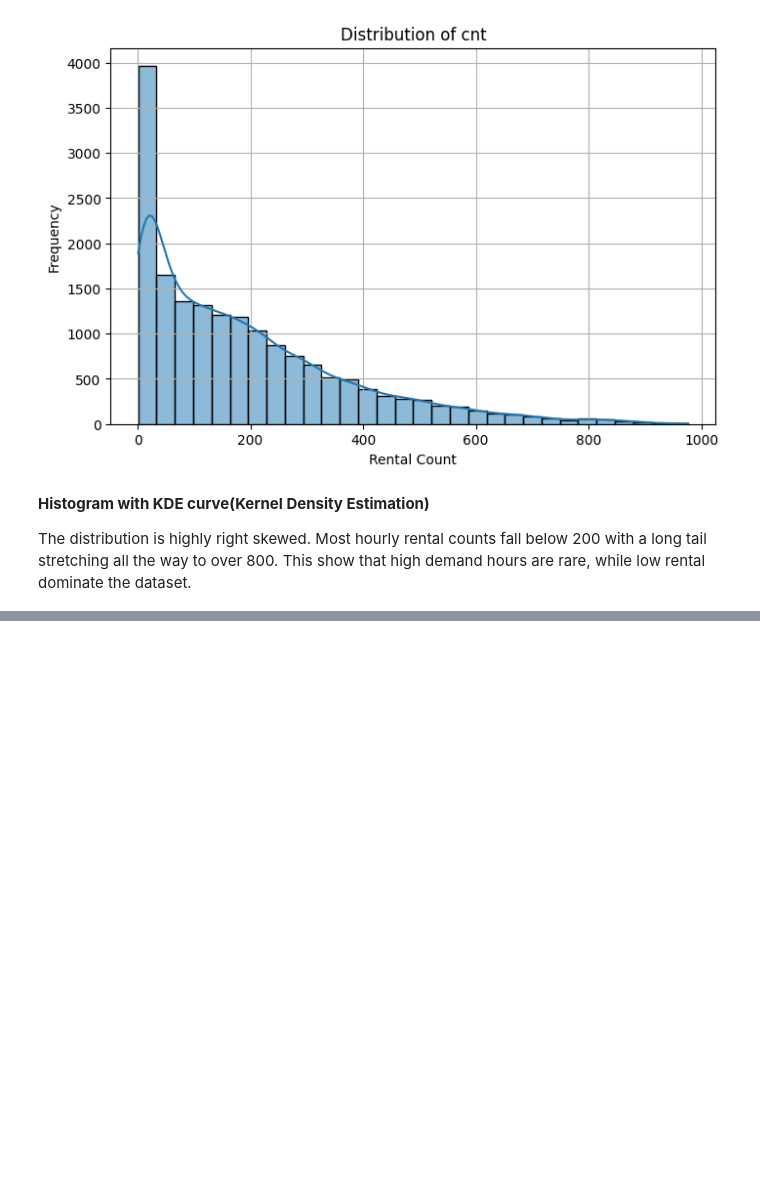
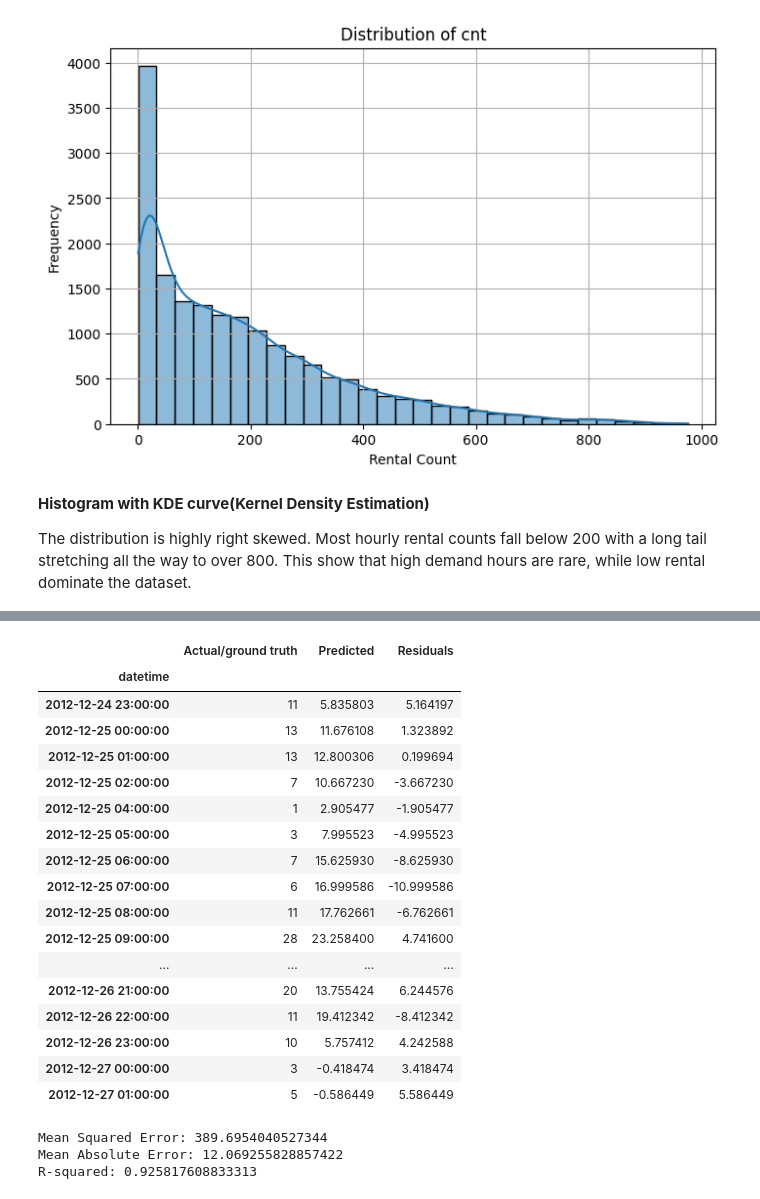
Before and after one commit to Sebastianrix/Data-Things, a Jupyter notebook: 5) Time series/TSA_Task.ipynb, the cells around one changed output, grey strips where cells are left out. Drawn from its saved outputs; the diff is of its cells as text; code cells hidden in the pictures; blank space fills up the shorter version.

```diff
--- a/5) Time series/TSA_Task.ipynb
+++ b/5) Time series/TSA_Task.ipynb
@@ -298,0 +336,53 @@ This tasks is not mandatory, but it is designed for those who want to challenge
+# %%
+from xgboost import XGBRegressor
+from sklearn.model_selection import train_test_split
+from sklearn.metrics import mean_squared_error, mean_absolute_error, r2_score
+
+x = df.drop(columns=['cnt','dteday'])
+y = df['cnt']
+
+train_size =len(df) - 168  # Last 168 rows = 1 week for testing
+x_train, x_test = x[:train_size], x[train_size:]
+y_train, y_test = y[:train_size], y[train_size:]
+
+model = XGBRegressor(objective='reg:squarederror', n_estimators=100, learning_rate=0.1, max_depth=5)
+model.fit(x_train, y_train)
+
+y_pred = model.predict(x_test)
+
+mse = mean_squared_error(y_test, y_pred)
+mae = mean_absolute_error(y_test, y_pred)
+r2 = r2_score(y_test, y_pred)
+
+results = pd.DataFrame({
+    "Actual/ground truth": y_test.values,
+    "Predicted": y_pred,
+    "Residuals": y_test.values - y_pred
+}, index=x_test.index)
+
+display(results.head(50))
+print(f"Mean Squared Error: {mse}")
+print(f"Mean Absolute Error: {mae}")
+print(f"R-squared: {r2}")
+# %% [output]
+|  | Actual/ground truth | Predicted | Residuals |
+| datetime |  |  |  |
+| 2012-12-24 23:00:00 | 11 | 5.835803 | 5.164197 |
+| 2012-12-25 00:00:00 | 13 | 11.676108 | 1.323892 |
+| 2012-12-25 01:00:00 | 13 | 12.800306 | 0.199694 |
+| 2012-12-25 02:00:00 | 7 | 10.667230 | -3.667230 |
+| 2012-12-25 04:00:00 | 1 | 2.905477 | -1.905477 |
+| 2012-12-25 05:00:00 | 3 | 7.995523 | -4.995523 |
+| 2012-12-25 06:00:00 | 7 | 15.625930 | -8.625930 |
+| 2012-12-25 07:00:00 | 6 | 16.999586 | -10.999586 |
+| 2012-12-25 08:00:00 | 11 | 17.762661 | -6.762661 |
+| 2012-12-25 09:00:00 | 28 | 23.258400 | 4.741600 |
+| ... | ... | ... | ... |
+| 2012-12-26 21:00:00 | 20 | 13.755424 | 6.244576 |
+| 2012-12-26 22:00:00 | 11 | 19.412342 | -8.412342 |
+| 2012-12-26 23:00:00 | 10 | 5.757412 | 4.242588 |
+| 2012-12-27 00:00:00 | 3 | -0.418474 | 3.418474 |
+| 2012-12-27 01:00:00 | 5 | -0.586449 | 5.586449 |
+Mean Squared Error: 389.6954040527344
+Mean Absolute Error: 12.069255828857422
+R-squared: 0.925817608833313
```
Also changed, not shown: parts of 32 cells of this notebook.
